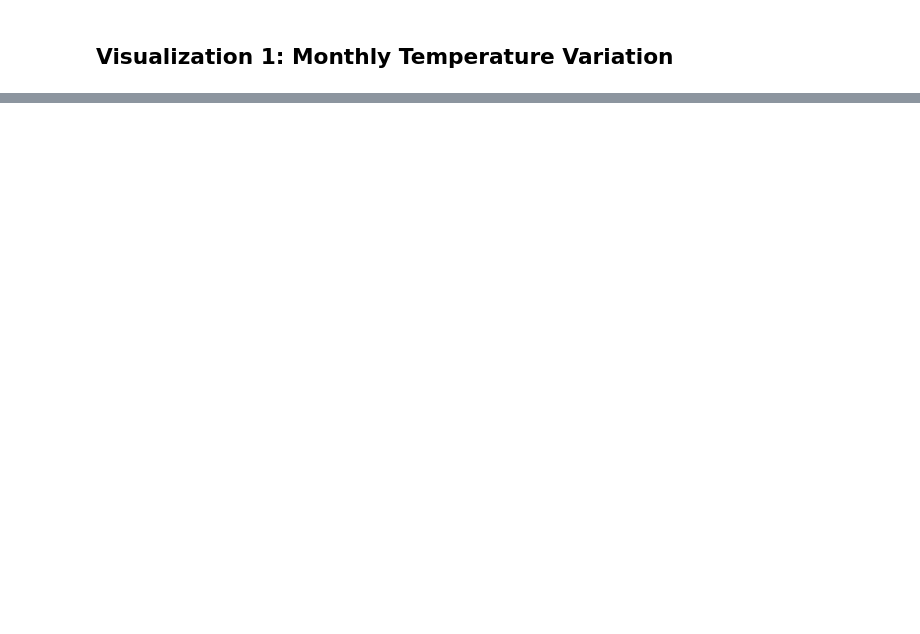
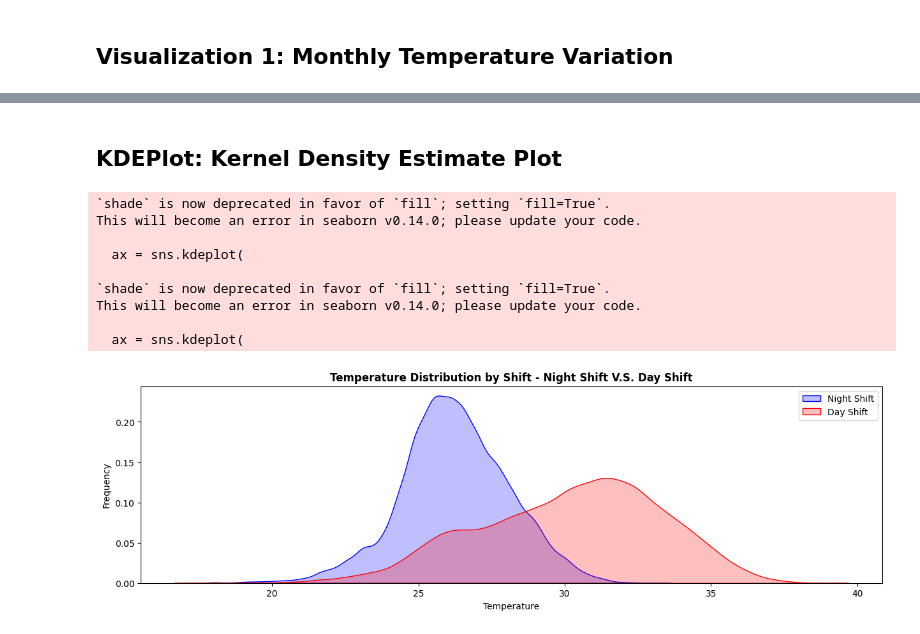
Before and after one commit to Galaxy092/Samsung-Innovation-Campus-Big-Data-Capstone-Project, a Jupyter notebook: Data Analysis & Visualization.ipynb, the cells around one changed output, grey strips where cells are left out. Cells and saved outputs as stored; diff of their text form; code cells hidden in the pictures; blank space fills up the shorter version.

```diff
--- a/Data Analysis & Visualization.ipynb
+++ b/Data Analysis & Visualization.ipynb
@@ -235,0 +422,9 @@ plt.show()
+# %%
+from pyspark.sql.functions import when, col, lit
+
+# Add a new column 'shift' based on the condition
+solar_tem = df_cleaned.select('Solar_Radiation_W_m2', 'Temperature_Celsius').withColumn(
+    'shift',
+    when(col('Solar_Radiation_W_m2') == lit(1), lit("Night")).otherwise(lit("Day"))
+)
+solar_tem_pd = solar_tem.toPandas()
@@ -235,0 +433,31 @@ plt.show()
+# %% [markdown]
+## KDEPlot: Kernel Density Estimate Plot
+# %%
+fig = plt.figure(figsize=(15, 4))
+ax = sns.kdeplot(
+    solar_tem_pd.loc[solar_tem_pd['shift'] == "Night", 'Temperature_Celsius'],
+    color='b',
+    shade=True,
+    label='Night Shift'
+)
+ax = sns.kdeplot(
+    solar_tem_pd.loc[solar_tem_pd['shift'] == "Day", 'Temperature_Celsius'],
+    color='r',
+    shade=True,
+    label='Day Shift'
+)
+ax.set(xlabel='Temperature', ylabel='Frequency')
+plt.legend()
+plt.title('Temperature Distribution by Shift - Night Shift V.S. Day Shift', fontweight='bold')
+plt.show()
+# %% [output]
+`shade` is now deprecated in favor of `fill`; setting `fill=True`.
+This will become an error in seaborn v0.14.0; please update your code.
+
+  ax = sns.kdeplot(
+
+`shade` is now deprecated in favor of `fill`; setting `fill=True`.
+This will become an error in seaborn v0.14.0; please update your code.
+
+  ax = sns.kdeplot(
+[figure, added]
```
Also changed, not shown: parts of 29 cells of this notebook, 2 other files.
